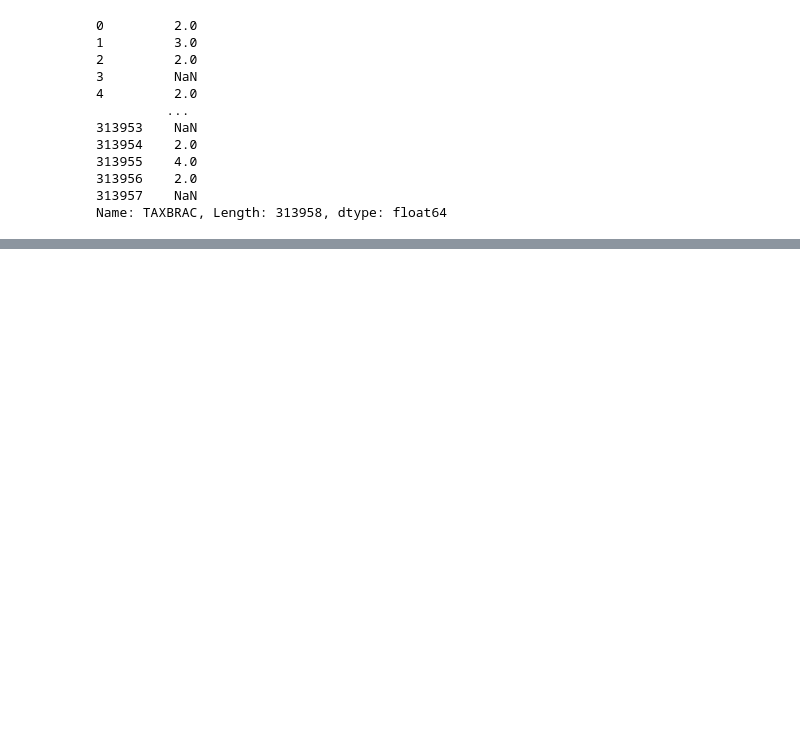
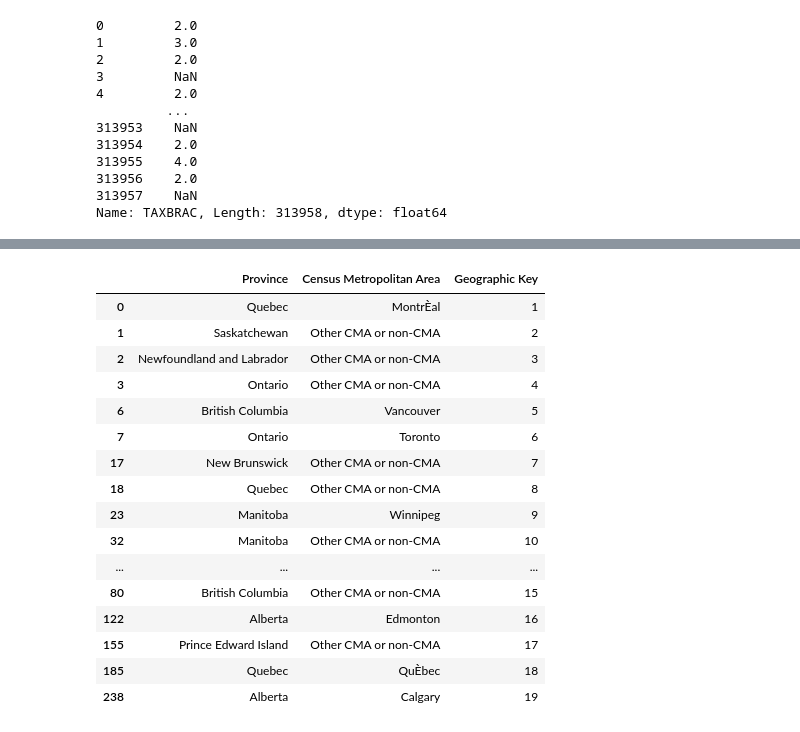
Before and after one commit to bradley121901/canadian_labour, a Jupyter notebook: canadian_labour.ipynb, the cells around one changed output, grey strips where cells are left out. Cells and saved outputs as stored; diff of their text form; code cells hidden in the pictures; blank space fills up the shorter version.

```diff
--- a/labour.ipynb
+++ b/canadian_labour.ipynb
@@ -315,0 +346,21 @@ labour_force_fact
+# %%
+geographic = geographic.rename(columns={'GEOGRAPHIC_KEY':'Geographic Key', 'PROV': 'Province', 'CMA':'Census Metropolitan Area'})
+geographic
+# %% [output]
+|  | Province | Census Metropolitan Area | Geographic Key |
+| 0 | Quebec | MontrÈal | 1 |
+| 1 | Saskatchewan | Other CMA or non-CMA | 2 |
+| 2 | Newfoundland and Labrador | Other CMA or non-CMA | 3 |
+| 3 | Ontario | Other CMA or non-CMA | 4 |
+| 6 | British Columbia | Vancouver | 5 |
+| 7 | Ontario | Toronto | 6 |
+| 17 | New Brunswick | Other CMA or non-CMA | 7 |
+| 18 | Quebec | Other CMA or non-CMA | 8 |
+| 23 | Manitoba | Winnipeg | 9 |
+| 32 | Manitoba | Other CMA or non-CMA | 10 |
+| ... | ... | ... | ... |
+| 80 | British Columbia | Other CMA or non-CMA | 15 |
+| 122 | Alberta | Edmonton | 16 |
+| 155 | Prince Edward Island | Other CMA or non-CMA | 17 |
+| 185 | Quebec | QuÈbec | 18 |
+| 238 | Alberta | Calgary | 19 |
```
Also changed, not shown: parts of 19 cells of this notebook, 1 other file.
